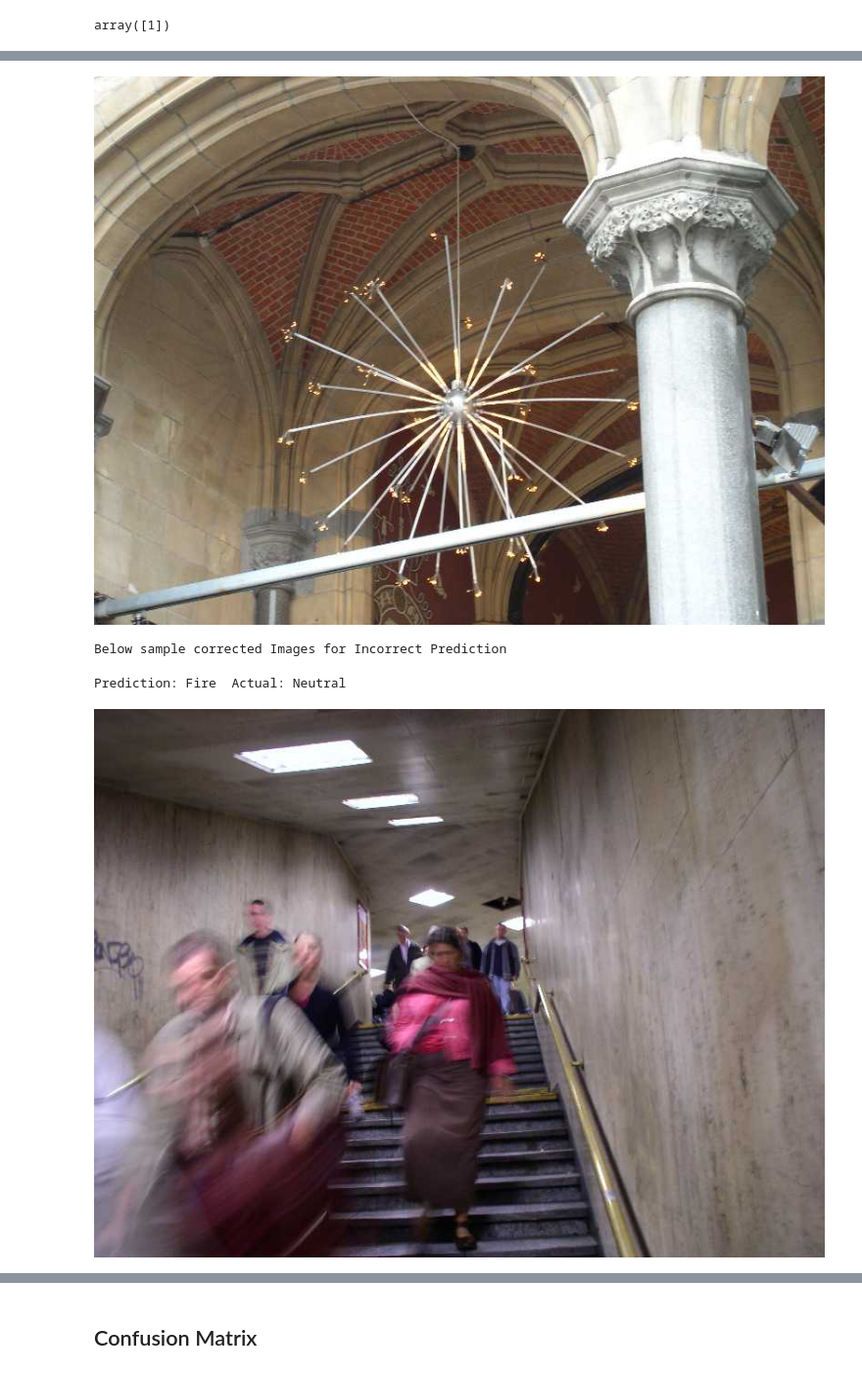
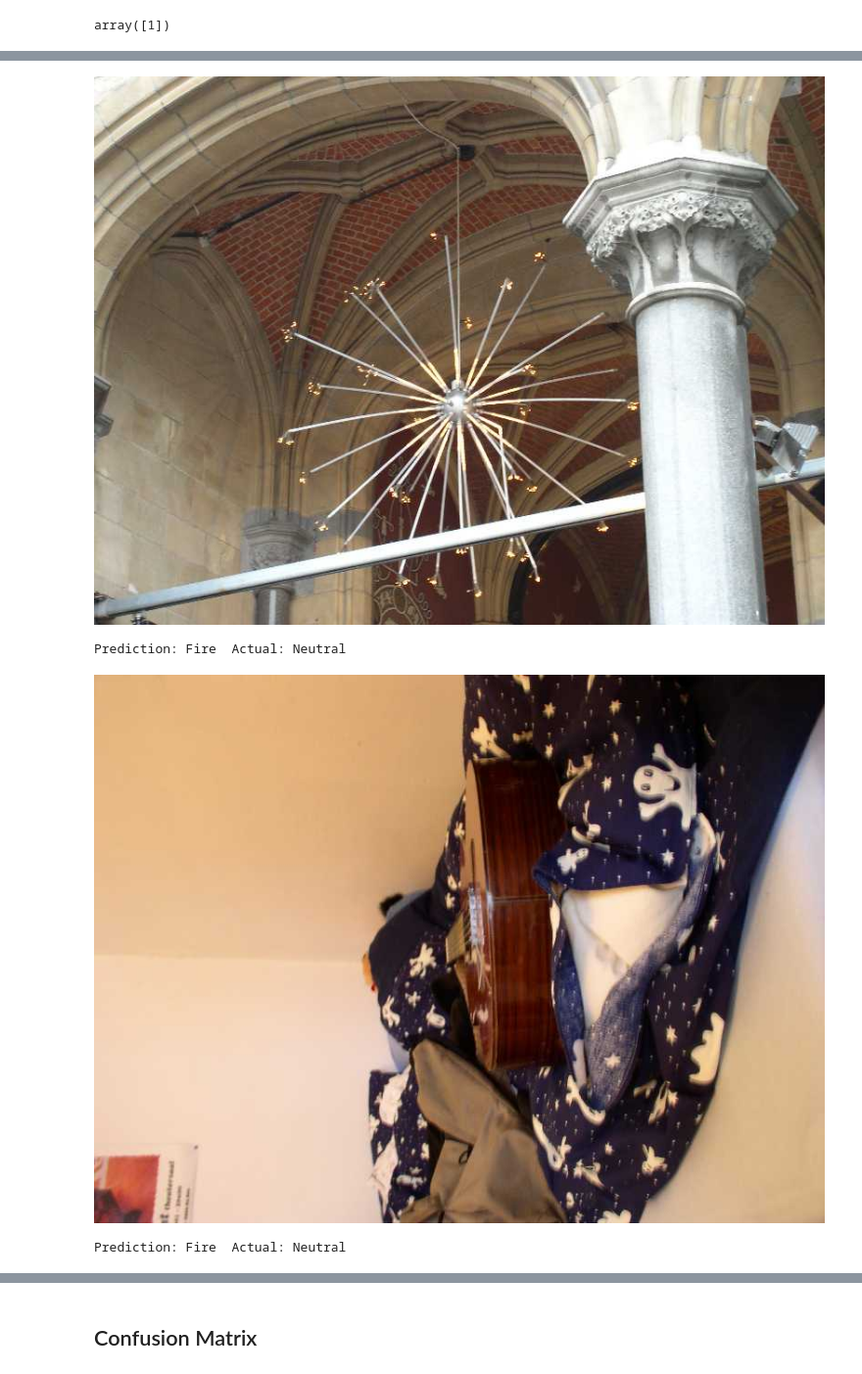
Before and after one commit to merrymasti015/CAP2022GRP09, a Jupyter notebook: PCAMZC321_Group09_FireEventDetection.ipynb, the cells around one changed output, grey strips where cells are left out. Shown at 98% size. Saved outputs shown, nothing was run; the diff lists cells and outputs as text; code cells hidden in the pictures.

```diff
--- a/PCAMZC321_Group09_FireEventDetection.ipynb
+++ b/PCAMZC321_Group09_FireEventDetection.ipynb
@@ -1589,8 +1589,10 @@ EvalFinalOutput.to_csv(OutputFiles+'/EvalFinalVGGOutput.csv',header=True, index=
 #EvalFinalOutput.to_csv(OutputFiles+'/EvalFinalVGGOutput_HW.csv',header=True, index=False)
 # %%
 # print a couple of correct predictions and a couple of incorrect predictions
-count_correct_pred=2
-count_incorrect_pred=2
+count_correct_pred_fire=2
+count_correct_pred_neutral=2
+count_incorrect_pred_fire=2
+count_incorrect_pred_neutral=2
 
 from IPython.display import display, Image
 #display(Image(filename='MyImage.png'))
@@ -1600,24 +1602,26 @@ for i in tqdm(range(EvalFinalOutput.shape[0])):
     # loading the image and keeping the target size as (224,224,3)
     # three-dimensional array containing the red, green, and blue pixel intensities.
     #Image has been reformated to be 224-by-224 pixels in size.
-    if count_correct_pred > 0 and EvalFinalOutput['Is_correct_prediction'][i]:
-      print('')
+    if count_correct_pred_fire > 0 and EvalFinalOutput['Is_correct_prediction'][i] and EvalFinalOutput['ActualClass'][i] =='Fire':
+      print('Correct Prediction')
       print('prediction:',EvalFinalOutput['PredictedClass'][i])
       display(Image(EvalFinalOutput['FrameFileName'][i]))
-      count_correct_pred-=1
-    else:
-      continue
-
-print('Below sample corrected Images for Incorrect Prediction')
-for i in tqdm(range(EvalFinalOutput.shape[0])):
-    # loading the image and keeping the target size as (224,224,3)
-    # three-dimensional array containing the red, green, and blue pixel intensities.
-    #Image has been reformated to be 224-by-224 pixels in size.
-    if count_incorrect_pred > 0 and not EvalFinalOutput['Is_correct_prediction'][i]:
+      count_correct_pred_fire-=1
+    elif count_correct_pred_neutral > 0 and EvalFinalOutput['Is_correct_prediction'][i] and EvalFinalOutput['ActualClass'][i] =='Neutral':
+      print('Correct Prediction')
+      print('prediction:',EvalFinalOutput['PredictedClass'][i])
+      display(Image(EvalFinalOutput['FrameFileName'][i]))
+      count_correct_pred_neutral-=1
+    elif count_incorrect_pred_fire > 0 and not EvalFinalOutput['Is_correct_prediction'][i] and EvalFinalOutput['ActualClass'][i] =='Fire':
       print('')
       print('Prediction:',EvalFinalOutput['PredictedClass'][i],' Actual:',EvalFinalOutput['ActualClass'][i])
       display(Image(EvalFinalOutput['FrameFileName'][i]))
-      count_incorrect_pred-=1
+      count_incorrect_pred_fire-=1
+    elif count_incorrect_pred_neutral > 0 and not EvalFinalOutput['Is_correct_prediction'][i] and EvalFinalOutput['ActualClass'][i] =='Neutral':
+      print('')
+      print('Prediction:',EvalFinalOutput['PredictedClass'][i],' Actual:',EvalFinalOutput['ActualClass'][i])
+      display(Image(EvalFinalOutput['FrameFileName'][i]))
+      count_incorrect_pred_neutral-=1
     else:
       continue
 
@@ -1629,5 +1635,5 @@ prediction: Neutral
 prediction: Neutral
 [figure]
-Below sample corrected Images for Incorrect Prediction
+Prediction: Fire  Actual: Neutral
+[figure, new version]
 Prediction: Fire  Actual: Neutral
-[figure, old version]
```
Also changed, not shown: parts of 16 cells of this notebook.
